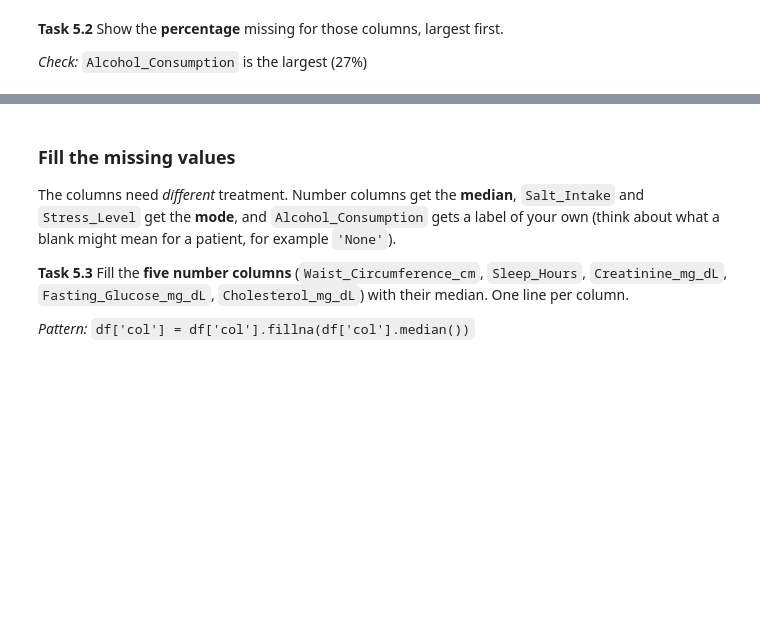
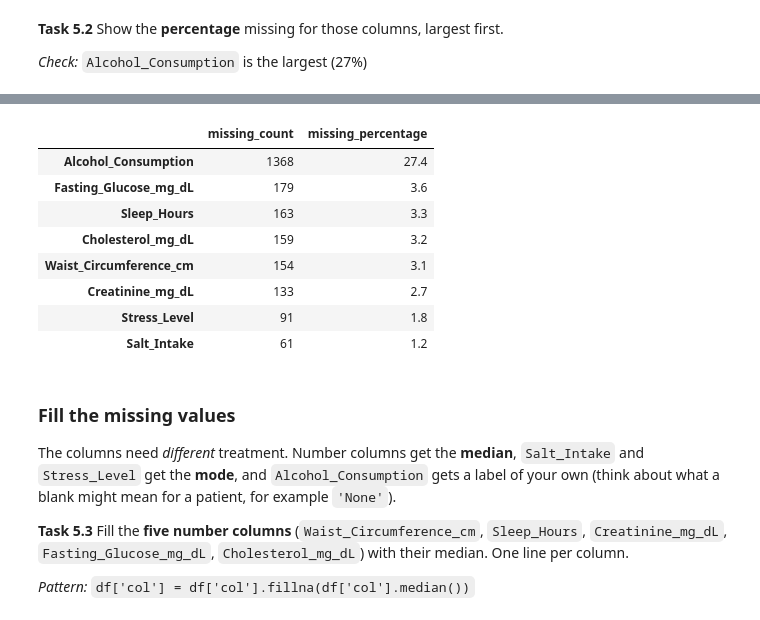
Before and after one commit to KarunaBaruwal/Pyt, a Jupyter notebook: Week5_Workshop_Pandas_Student.ipynb, the cells around one changed output, grey strips where cells are left out. Drawn from its saved outputs; the diff is of its cells as text; code cells hidden in the pictures; blank space fills up the shorter version.

```diff
--- a/Week5_Workshop_Pandas_Student.ipynb
+++ b/Week5_Workshop_Pandas_Student.ipynb
@@ -461,3 +494,16 @@ iqr = ...
+# %%
+missing_df = missing_df[missing_df['missing_percentage'] > 0]
+missing_df
+# %% [output]
+|  | missing_count | missing_percentage |
+| Alcohol_Consumption | 1368 | 27.4 |
+| Fasting_Glucose_mg_dL | 179 | 3.6 |
+| Sleep_Hours | 163 | 3.3 |
+| Cholesterol_mg_dL | 159 | 3.2 |
+| Waist_Circumference_cm | 154 | 3.1 |
+| Creatinine_mg_dL | 133 | 2.7 |
+| Stress_Level | 91 | 1.8 |
+| Salt_Intake | 61 | 1.2 |
 # %% [markdown]
 ### Fill the missing values
 The columns need *different* treatment. Number columns get the **median**, `Salt_Intake` and `Stress_Level` get the **mode**, and `Alcohol_Consumption` gets a label of your own (think about what a blank might mean for a patient, for example `'None'`).
```
Also changed, not shown: parts of 10 cells of this notebook.
